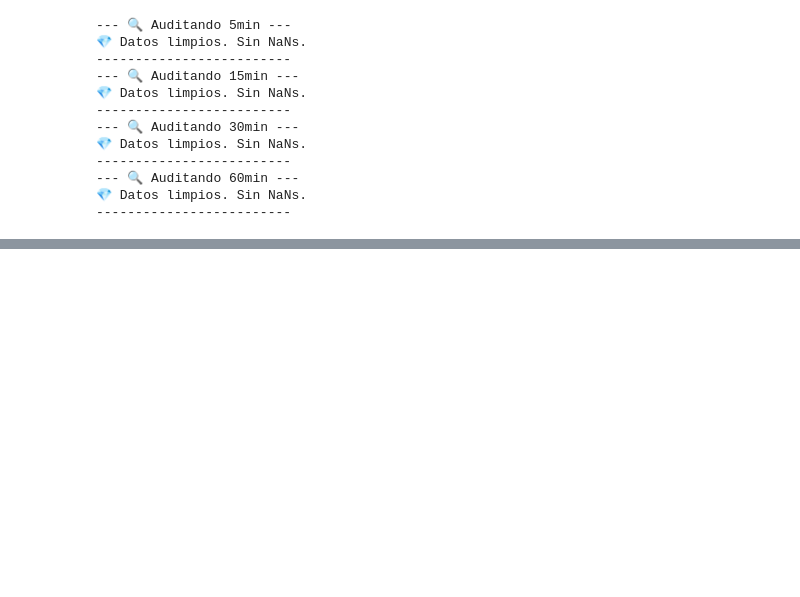
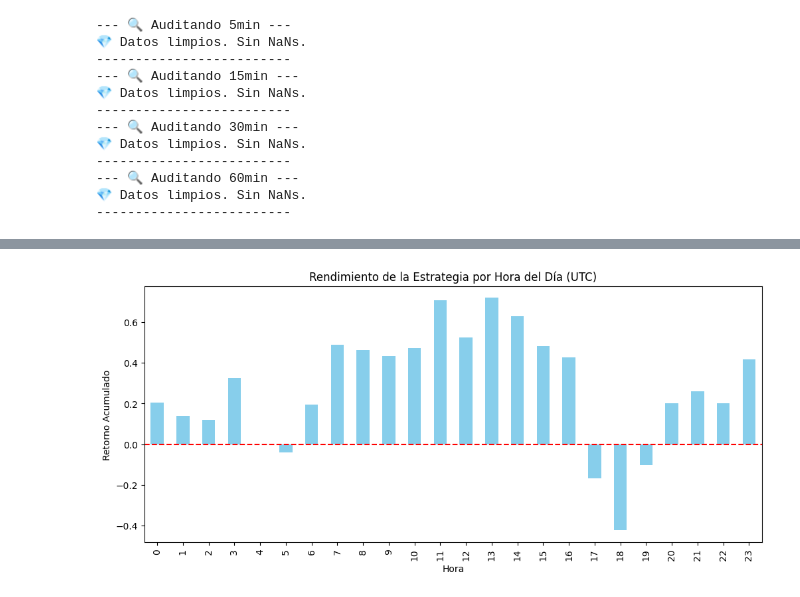
Before and after one commit to LijunZhou000/ML-Algorithmic-Trading, a Jupyter notebook: TradingBots/limipio/limpio.ipynb, the cells around one changed output, grey strips where cells are left out. Drawn from its saved outputs; the diff is of its cells as text; code cells hidden in the pictures; blank space fills up the shorter version.

```diff
--- a/TradingBots/limipio/limpio.ipynb
+++ b/TradingBots/limipio/limpio.ipynb
@@ -462,0 +317,4 @@ plot_trading_results(result_torch)
+# %%
+analyze_by_hour(result_triple)
+# %% [output]
+[figure, added]
```
Also changed, not shown: parts of 35 cells of this notebook, 2 other files.
